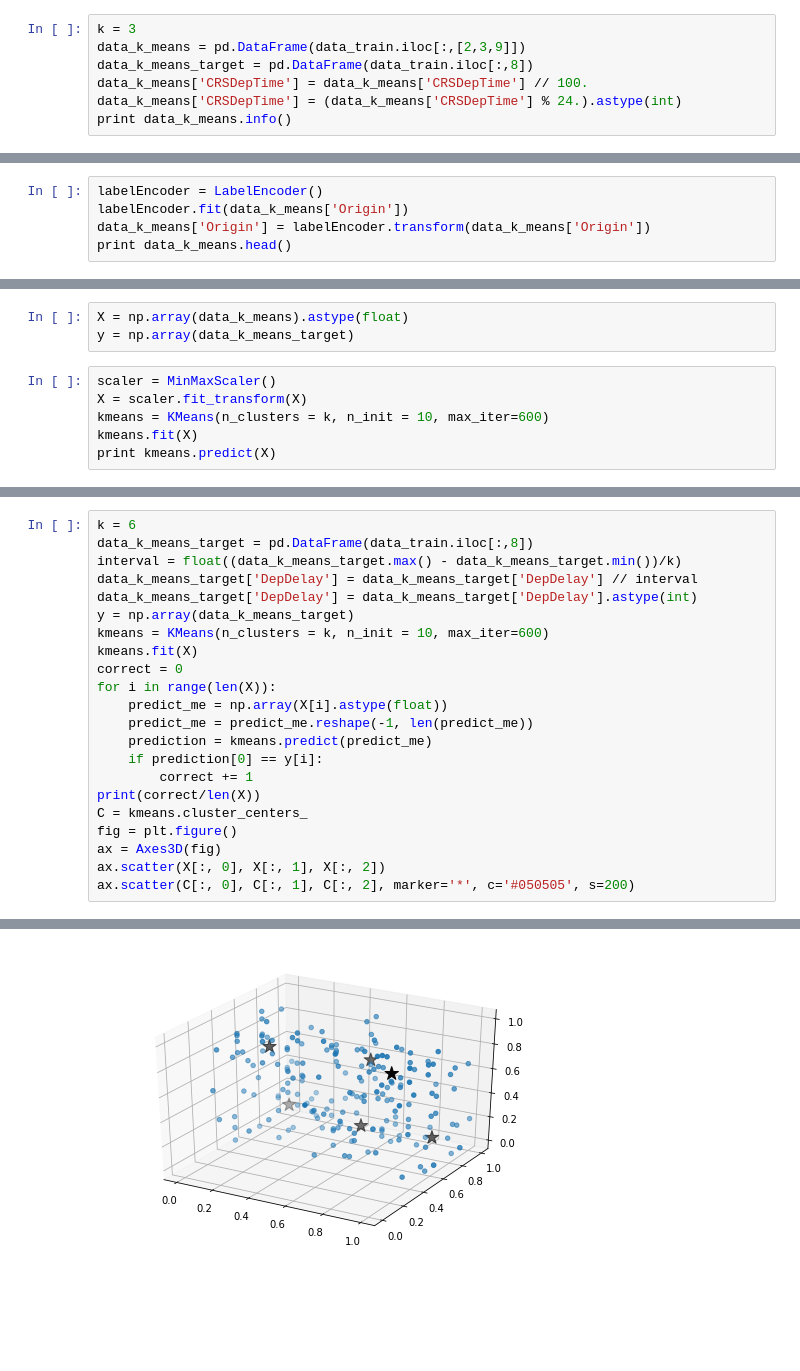
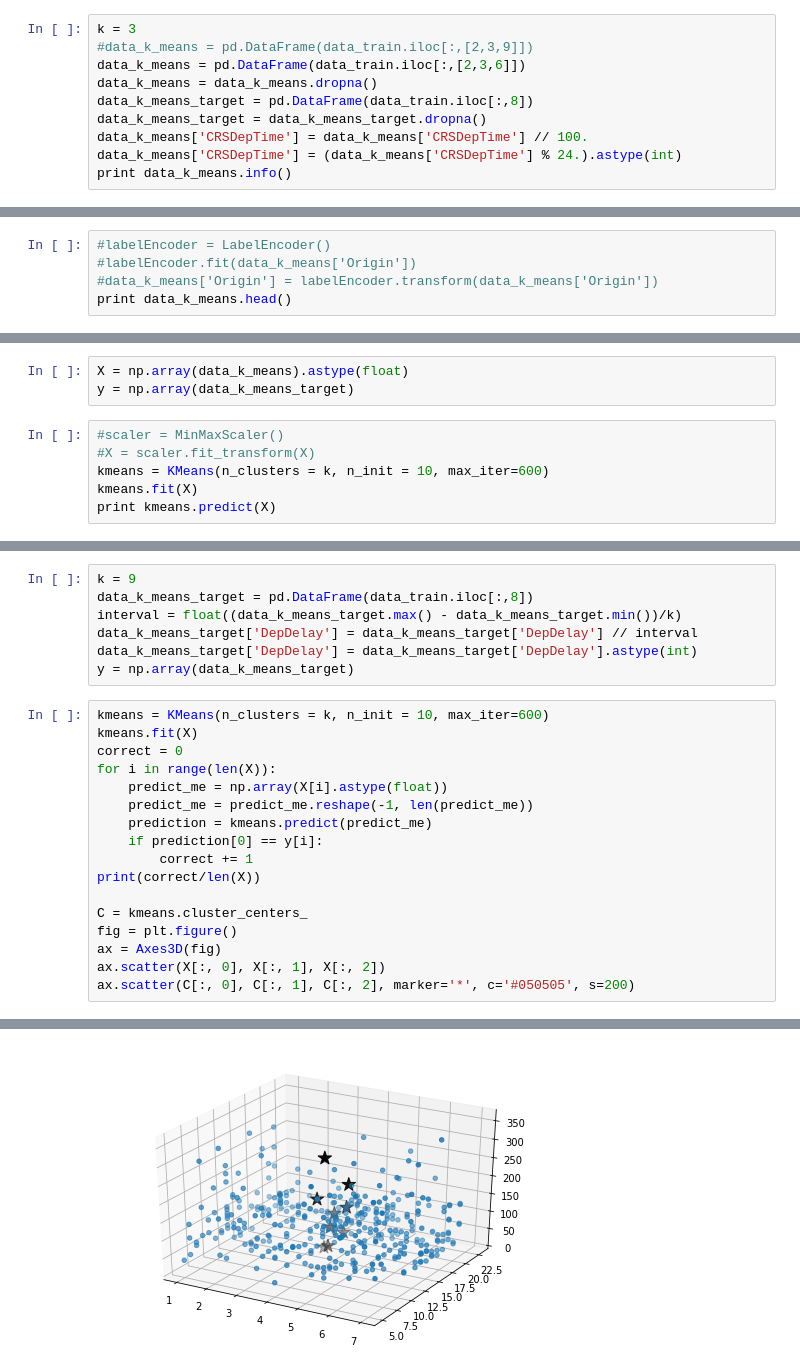
Before and after one commit to vvkozhemiakin/Methods-of-Data-Analysis-Project, a Jupyter notebook: OMAD.ipynb, the cells around one changed output, grey strips where cells are left out. Cells and saved outputs as stored; diff of their text form; blank space fills up the shorter version.

```diff
--- a/OMAD.ipynb
+++ b/OMAD.ipynb
@@ -29,7 +47,10 @@ print data_train.columns.values
 # %%
 k = 3
-data_k_means = pd.DataFrame(data_train.iloc[:,[2,3,9]])
+#data_k_means = pd.DataFrame(data_train.iloc[:,[2,3,9]])
+data_k_means = pd.DataFrame(data_train.iloc[:,[2,3,6]])
+data_k_means = data_k_means.dropna()
 data_k_means_target = pd.DataFrame(data_train.iloc[:,8])
+data_k_means_target = data_k_means_target.dropna()
 data_k_means['CRSDepTime'] = data_k_means['CRSDepTime'] // 100.
 data_k_means['CRSDepTime'] = (data_k_means['CRSDepTime'] % 24.).astype(int)
 print data_k_means.info()
@@ -45,7 +66,7 @@ memory usage: 4.8+ KB
 None
 # %%
-labelEncoder = LabelEncoder()
-labelEncoder.fit(data_k_means['Origin'])
-data_k_means['Origin'] = labelEncoder.transform(data_k_means['Origin'])
+#labelEncoder = LabelEncoder()
+#labelEncoder.fit(data_k_means['Origin'])
+#data_k_means['Origin'] = labelEncoder.transform(data_k_means['Origin'])
 print data_k_means.head()
 # %% [output]
@@ -93,8 +121,8 @@ max      3.000000
 X = np.array(data_k_means).astype(float)
 y = np.array(data_k_means_target)
 # %%
-scaler = MinMaxScaler()
-X = scaler.fit_transform(X)
+#scaler = MinMaxScaler()
+#X = scaler.fit_transform(X)
 kmeans = KMeans(n_clusters = k, n_init = 10, max_iter=600)
 kmeans.fit(X)
 print kmeans.predict(X)
@@ -126,10 +159,11 @@ ax.scatter(C[:, 0], C[:, 1], C[:, 2], marker='*', c='#050505', s=200)
+# %%
+k = 9
+data_k_means_target = pd.DataFrame(data_train.iloc[:,8])
+interval = float((data_k_means_target.max() - data_k_means_target.min())/k)
+data_k_means_target['DepDelay'] = data_k_means_target['DepDelay'] // interval
+data_k_means_target['DepDelay'] = data_k_means_target['DepDelay'].astype(int)
+y = np.array(data_k_means_target)
 # %%
-k = 6
-data_k_means_target = pd.DataFrame(data_train.iloc[:,8])
-interval = float((data_k_means_target.max() - data_k_means_target.min())/k)
-data_k_means_target['DepDelay'] = data_k_means_target['DepDelay'] // interval
-data_k_means_target['DepDelay'] = data_k_means_target['DepDelay'].astype(int)
-y = np.array(data_k_means_target)
 kmeans = KMeans(n_clusters = k, n_init = 10, max_iter=600)
 kmeans.fit(X)
 correct = 0
@@ -140,6 +174,7 @@ for i in range(len(X)):
     if prediction[0] == y[i]:
         correct += 1
 print(correct/len(X))
+
 C = kmeans.cluster_centers_
 fig = plt.figure()
 ax = Axes3D(fig)
@@ -150,2 +185,2 @@ ax.scatter(C[:, 0], C[:, 1], C[:, 2], marker='*', c='#050505', s=200)
 <mpl_toolkits.mplot3d.art3d.Path3DCollection at 0x...>
-[figure, old version]
+[figure, new version]
```
Also changed, not shown: parts of 12 cells of this notebook.
